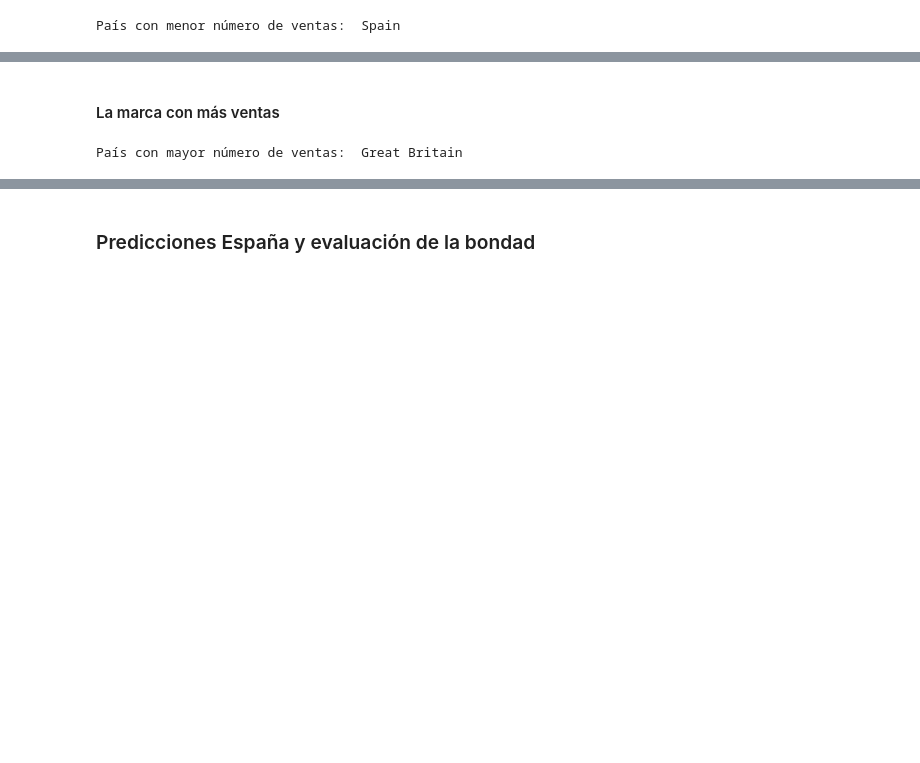
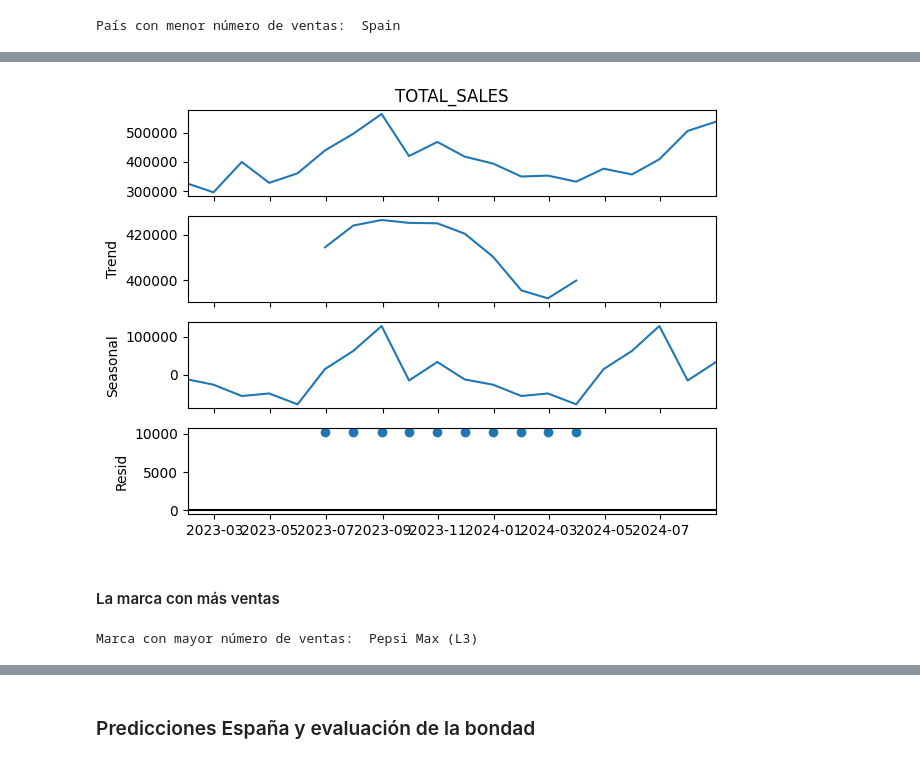
Before and after one commit to luciacasass/UFV-VisualizacionDatos, a Jupyter notebook: EjerciciosClase/Clase_2.ipynb, the cells around one changed output, grey strips where cells are left out. Saved outputs shown, nothing was run; the diff lists cells and outputs as text; code cells hidden in the pictures; blank space fills up the shorter version.

```diff
--- a/EjerciciosClase/Clase_2.ipynb
+++ b/EjerciciosClase/Clase_2.ipynb
@@ -225,8 +280,29 @@ plt.show()
+# %%
+from statsmodels.tsa.seasonal import seasonal_decompose
+
+# Asegúrate de que el índice sea de tipo datetime
+country_data['DATE'] = pd.to_datetime(country_data['DATE'])
+
+# Establecer la fecha como índice
+country_data.set_index('DATE', inplace=True)
+
+# Realizar la descomposición estacional
+# Frecuencia 12 asume que los datos son mensuales, ajusta según la frecuencia de tus datos
+result = seasonal_decompose(country_data['TOTAL_SALES'], model='additive', period=10)
+
+# Graficar los componentes
+result.plot()
+plt.tight_layout()
+plt.show()
+# %% [output]
+[figure, added]
 # %% [markdown]
 #### La marca con más ventas
 # %%
 # Identificación del país con mayor número de ventas
-max_sales_country = sales_by_country.loc[sales_by_country['TOTAL_SALES'].idxmax(), 'COUNTRY']
-print('País con mayor número de ventas: ', max_sales_country)
+sales_by_brand_month = df_actual.groupby(['SUBBRAND', pd.Grouper(key='DATE', freq='M')])['AMOUNT'].sum().reset_index()
+sales_by_brand_month.columns = ['SUBBRAND', 'DATE', 'TOTAL_SALES']
+max_sales_brand = sales_by_brand_month.loc[sales_by_brand_month['TOTAL_SALES'].idxmax(), 'SUBBRAND']
+print('Marca con mayor número de ventas: ', max_sales_brand)
 # %% [output]
-País con mayor número de ventas:  Great Britain
+Marca con mayor número de ventas:  Pepsi Max (L3)
```
Also changed, not shown: parts of 10 cells of this notebook.
